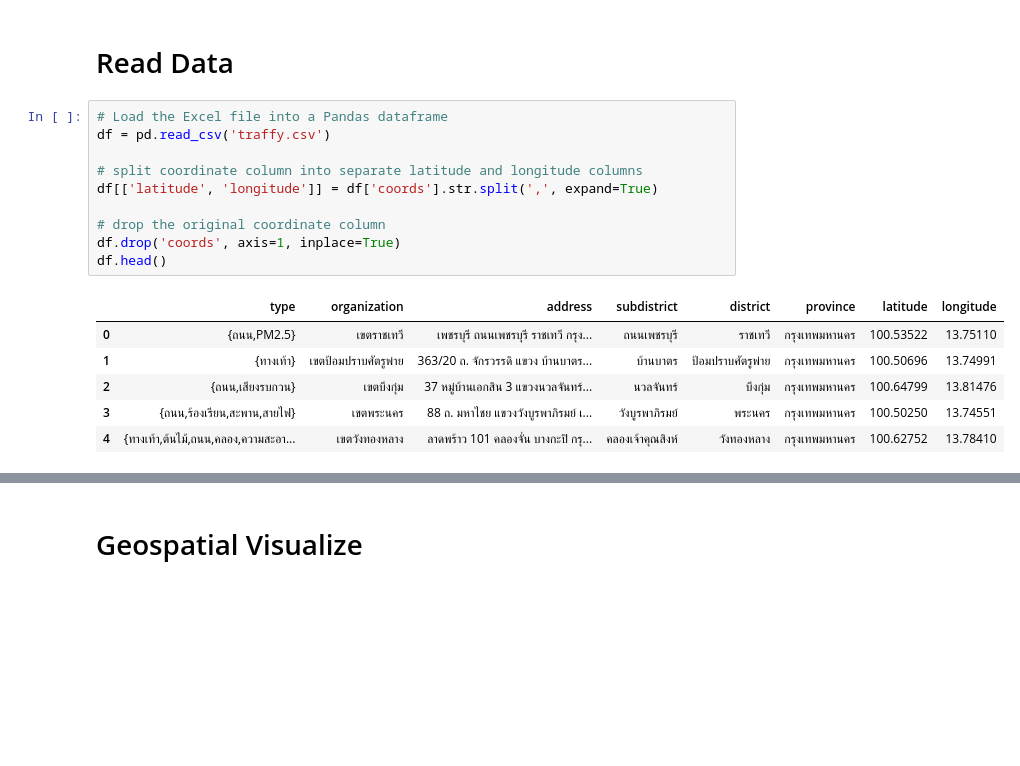
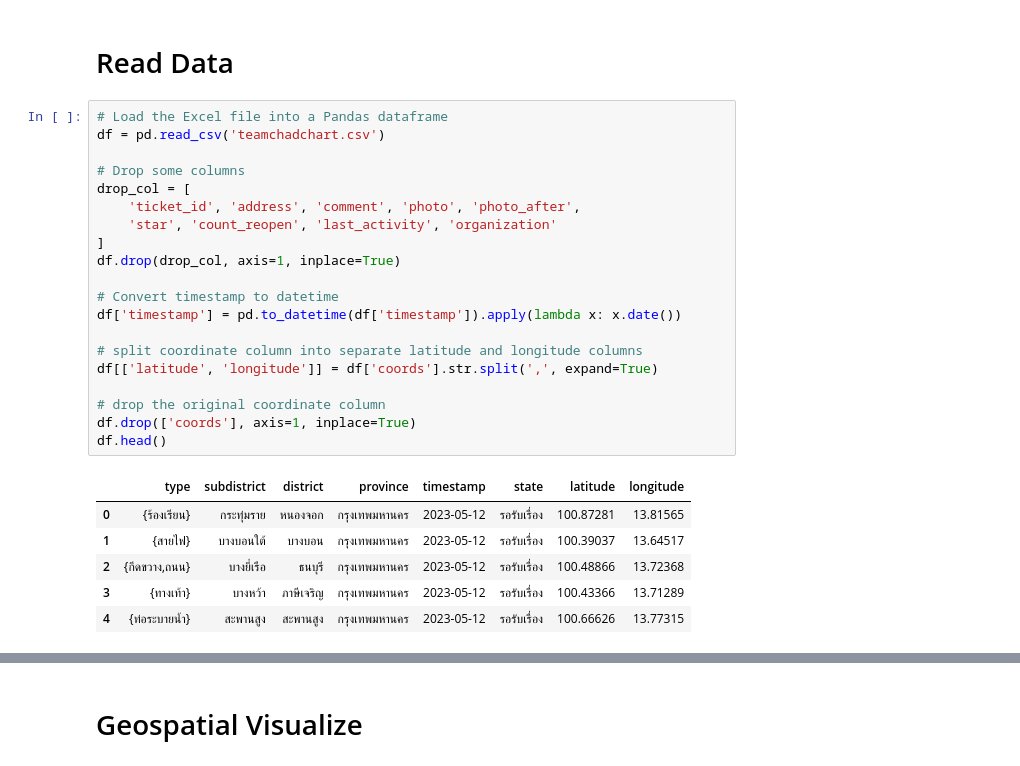
Before and after one commit to Bhuribhat/Traffy-Clustering, a Jupyter notebook: main.ipynb, the cells around one changed output, grey strips where cells are left out. Cells and saved outputs as stored; diff of their text form; blank space fills up the shorter version.

```diff
--- a/main.ipynb
+++ b/main.ipynb
@@ -12,18 +20,28 @@ warnings.filterwarnings("ignore")
 # Read Data
 # %%
 # Load the Excel file into a Pandas dataframe
-df = pd.read_csv('traffy.csv')
+df = pd.read_csv('teamchadchart.csv')
+
+# Drop some columns
+drop_col = [
+    'ticket_id', 'address', 'comment', 'photo', 'photo_after',
+    'star', 'count_reopen', 'last_activity', 'organization'
+]
+df.drop(drop_col, axis=1, inplace=True)
+
+# Convert timestamp to datetime
+df['timestamp'] = pd.to_datetime(df['timestamp']).apply(lambda x: x.date())
 
 # split coordinate column into separate latitude and longitude columns
 df[['latitude', 'longitude']] = df['coords'].str.split(',', expand=True)
 
 # drop the original coordinate column
-df.drop('coords', axis=1, inplace=True)
+df.drop(['coords'], axis=1, inplace=True)
 df.head()
 # %% [output]
-|  | type | organization | address | subdistrict | district | province | latitude | longitude |
-| 0 | {ถนน,PM2.5} | เขตราชเทวี | เพชรบุรี ถนนเพชรบุรี ราชเทวี กรุง... | ถนนเพชรบุรี | ราชเทวี | กรุงเทพมหานคร | 100.53522 | 13.75110 |
-| 1 | {ทางเท้า} | เขตป้อมปราบศัตรูพ่าย | 363/20 ถ. จักรวรรดิ แขวง บ้านบาตร... | บ้านบาตร | ป้อมปราบศัตรูพ่าย | กรุงเทพมหานคร | 100.50696 | 13.74991 |
-| 2 | {ถนน,เสียงรบกวน} | เขตบึงกุ่ม | 37 หมู่บ้านเอกสิน 3 แขวงนวลจันทร์... | นวลจันทร์ | บึงกุ่ม | กรุงเทพมหานคร | 100.64799 | 13.81476 |
-| 3 | {ถนน,ร้องเรียน,สะพาน,สายไฟ} | เขตพระนคร | 88 ถ. มหาไชย แขวงวังบูรพาภิรมย์ เ... | วังบูรพาภิรมย์ | พระนคร | กรุงเทพมหานคร | 100.50250 | 13.74551 |
-| 4 | {ทางเท้า,ต้นไม้,ถนน,คลอง,ความสะอา... | เขตวังทองหลาง | ลาดพร้าว 101 คลองจั่น บางกะปิ กรุ... | คลองเจ้าคุณสิงห์ | วังทองหลาง | กรุงเทพมหานคร | 100.62752 | 13.78410 |
+|  | type | subdistrict | district | province | timestamp | state | latitude | longitude |
+| 0 | {ร้องเรียน} | กระทุ่มราย | หนองจอก | กรุงเทพมหานคร | 2023-05-12 | รอรับเรื่อง | 100.87281 | 13.81565 |
+| 1 | {สายไฟ} | บางบอนใต้ | บางบอน | กรุงเทพมหานคร | 2023-05-12 | รอรับเรื่อง | 100.39037 | 13.64517 |
+| 2 | {กีดขวาง,ถนน} | บางยี่เรือ | ธนบุรี | กรุงเทพมหานคร | 2023-05-12 | รอรับเรื่อง | 100.48866 | 13.72368 |
+| 3 | {ทางเท้า} | บางหว้า | ภาษีเจริญ | กรุงเทพมหานคร | 2023-05-12 | รอรับเรื่อง | 100.43366 | 13.71289 |
+| 4 | {ท่อระบายน้ำ} | สะพานสูง | สะพานสูง | กรุงเทพมหานคร | 2023-05-12 | รอรับเรื่อง | 100.66626 | 13.77315 |
```
Also changed, not shown: parts of 24 cells of this notebook.
